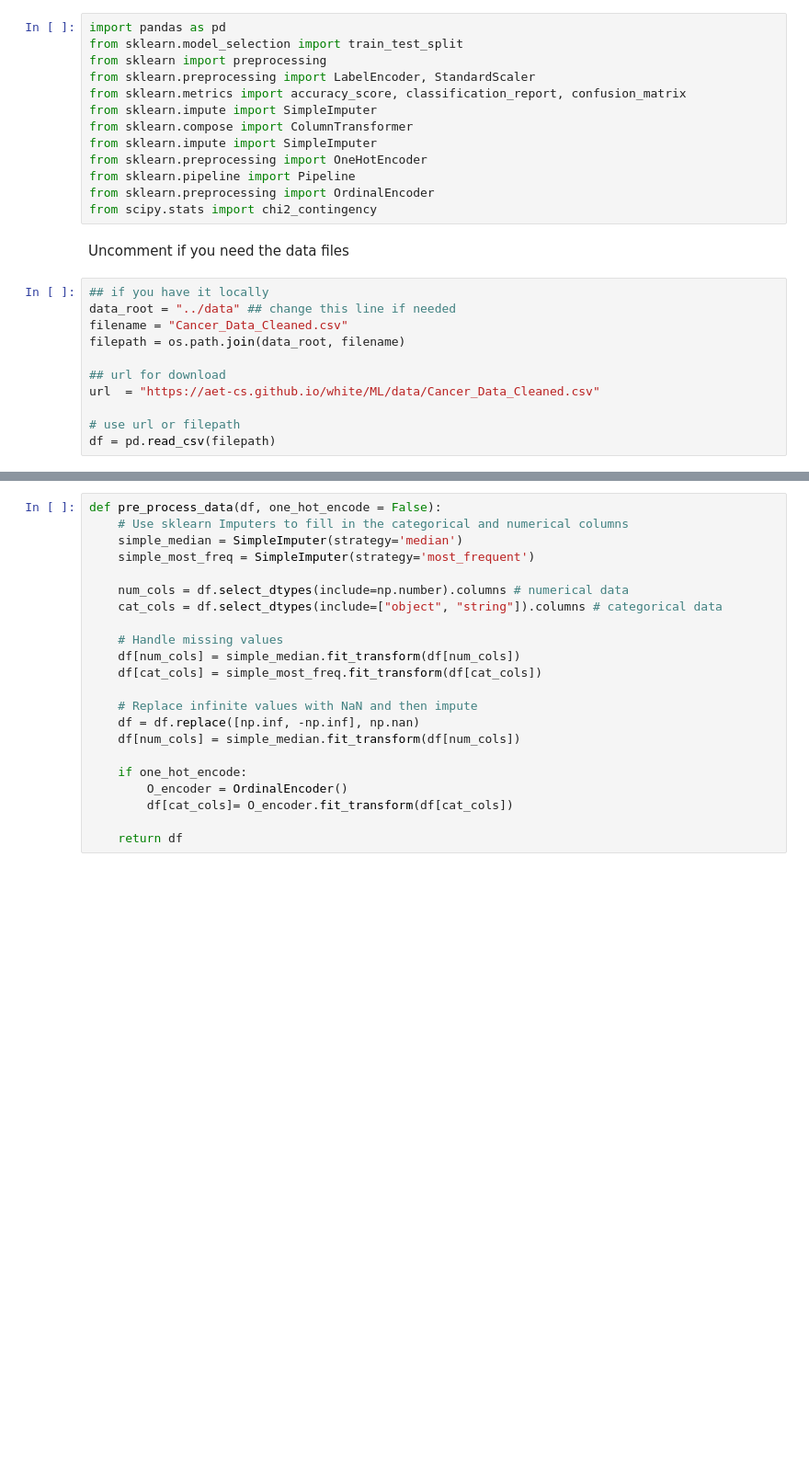
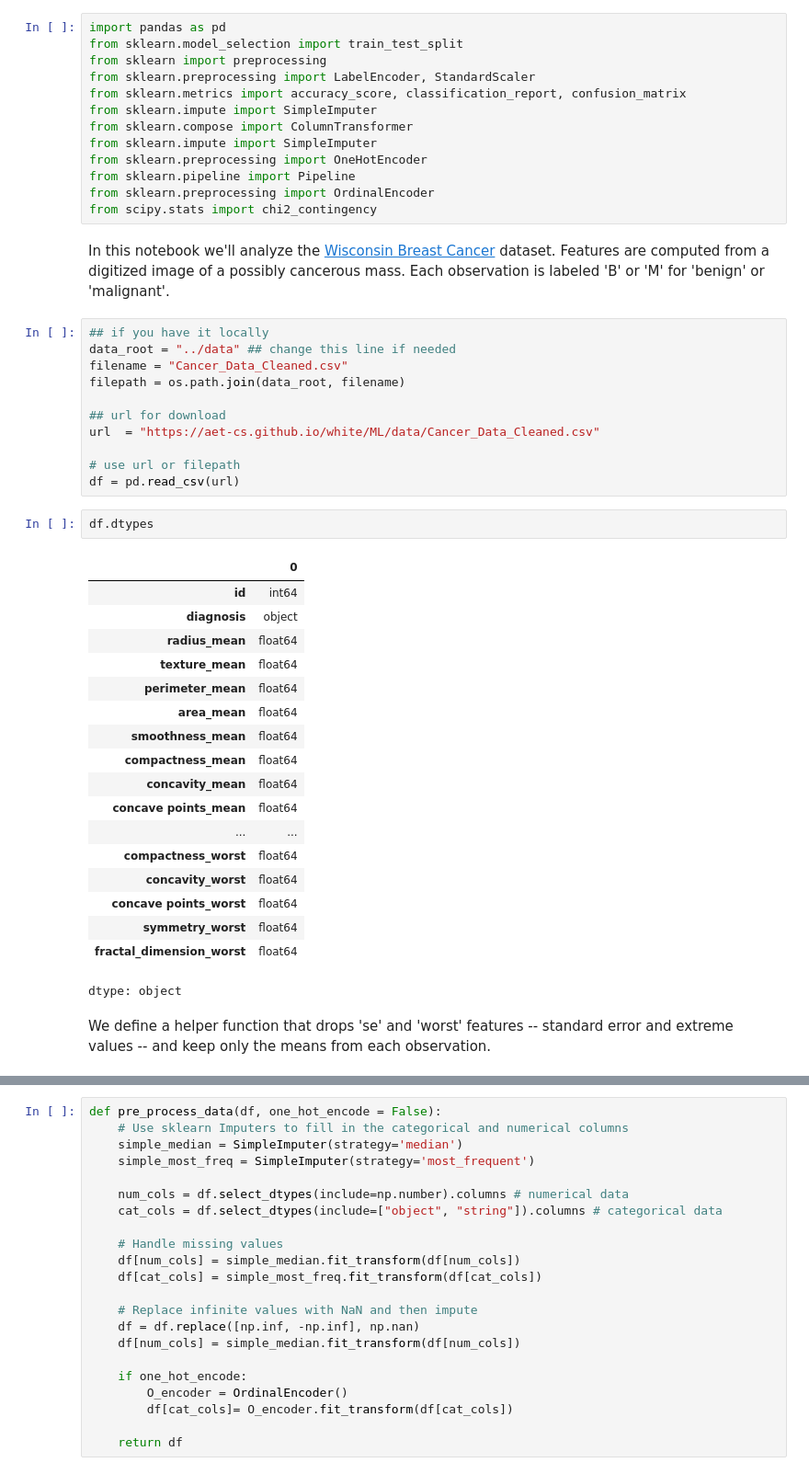
Before and after one commit to paderevski/ML-curriculum, a Jupyter notebook: notebooks/05-classification/Cancer_Logistic_Student.ipynb, the cells around one changed output, grey strips where cells are left out. Shown at 92% size. Saved outputs shown, nothing was run; the diff lists cells and outputs as text; blank space fills up the shorter version.

```diff
--- a/notebooks/05-classification/Cancer_Logistic_Student.ipynb
+++ b/notebooks/05-classification/Cancer_Logistic_Student.ipynb
@@ -21,8 +21,8 @@ from sklearn.preprocessing import OneHotEncoder
 from sklearn.pipeline import Pipeline
 from sklearn.preprocessing import OrdinalEncoder
 from scipy.stats import chi2_contingency
-# %% [markdown]
-Uncomment if you need the data files
+# %% [markdown]
+In this notebook we'll analyze the [Wisconsin Breast Cancer](https://archive.ics.uci.edu/dataset/17/breast+cancer+wisconsin+diagnostic) dataset. Features are computed from a digitized image of a possibly cancerous mass. Each observation is labeled 'B' or 'M' for 'benign' or 'malignant'.
 # %%
 ## if you have it locally
 data_root = "../data" ## change this line if needed
@@ -33,7 +33,30 @@ filepath = os.path.join(data_root, filename)
 url  = "https://aet-cs.github.io/white/ML/data/Cancer_Data_Cleaned.csv"
 
 # use url or filepath
-df = pd.read_csv(filepath)
+df = pd.read_csv(url)
+# %%
+df.dtypes
+# %% [output]
+|  | 0 |
+| id | int64 |
+| diagnosis | object |
+| radius_mean | float64 |
+| texture_mean | float64 |
+| perimeter_mean | float64 |
+| area_mean | float64 |
+| smoothness_mean | float64 |
+| compactness_mean | float64 |
+| concavity_mean | float64 |
+| concave points_mean | float64 |
+| ... | ... |
+| compactness_worst | float64 |
+| concavity_worst | float64 |
+| concave points_worst | float64 |
+| symmetry_worst | float64 |
+| fractal_dimension_worst | float64 |
+dtype: object
+# %% [markdown]
+We define a helper function that drops 'se' and 'worst' features -- standard error and extreme values -- and keep only the means from each observation.
 # %%
 def get_data(filename):
     df = pd.read_csv(filename)
```
Also changed, not shown: parts of 19 cells of this notebook, 2 other files.
